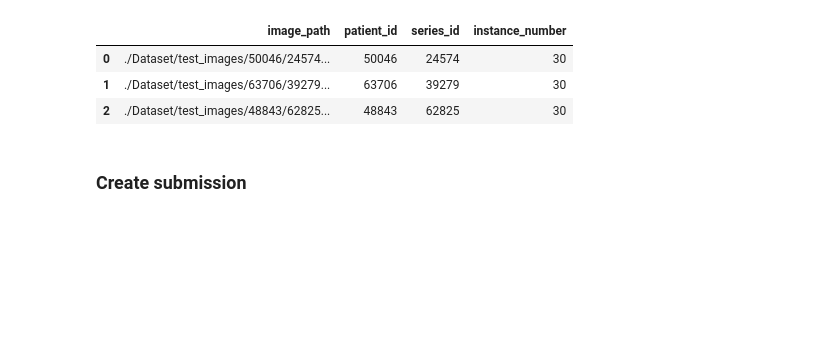
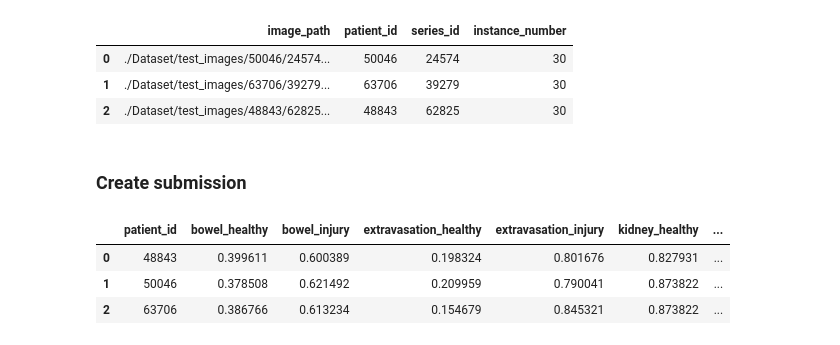
Before and after one commit to Makoto-Noda/RSNA2023, a Jupyter notebook: efficientnet_fix.ipynb, the cells around one changed output. Cells and saved outputs as stored; diff of their text form; code cells hidden in the pictures; blank space fills up the shorter version.

```diff
--- a/efficientnet_fix.ipynb
+++ b/efficientnet_fix.ipynb
@@ -32,15 +24,15 @@ class CFG:
 
     model_name = 'EfficientNetV2B0'
 
-    batch_size = 32
+    batch_size = 8
 
-    epochs = 4
+    epochs = 3
 
-    folds = 4
+    folds = 2
 
     seed = 123
 
-    img_size = [256, 256]
+    img_size = [512, 512]
 
     augment   = True
 
@@ -569,7 +561,7 @@ for fold in np.arange(CFG.folds):
 
     history = model.fit(train_ds, validation_data = valid_ds,
                         epochs=CFG.epochs, steps_per_epoch=None,
-                        callbacks = callbacks, verbose=1)
+                        callbacks = callbacks, max_queue_size=1, verbose=1)
 
     best_epoch = np.argmin(history.history['val_loss'])
     best_loss = history.history['val_loss'][best_epoch]
@@ -818,0 +765,7 @@ pred_df.to_csv('submission01.csv', index=False)
+# %%
+pred_df
+# %% [output]
+|  | patient_id | bowel_healthy | bowel_injury | extravasation_healthy | extravasation_injury | kidney_healthy | ... |
+| 0 | 48843 | 0.399611 | 0.600389 | 0.198324 | 0.801676 | 0.827931 | ... |
+| 1 | 50046 | 0.378508 | 0.621492 | 0.209959 | 0.790041 | 0.873822 | ... |
+| 2 | 63706 | 0.386766 | 0.613234 | 0.154679 | 0.845321 | 0.873822 | ... |
```
Also changed, not shown: parts of 7 cells of this notebook, 3 other files.
